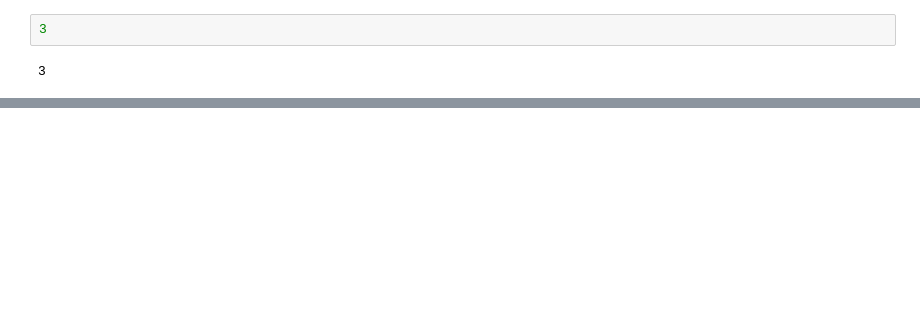
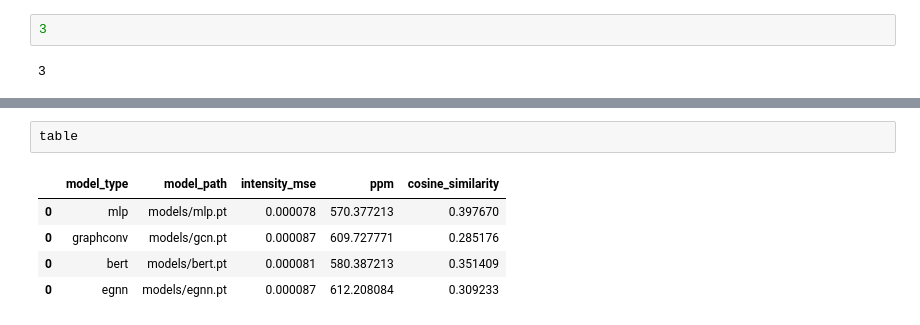
Before and after one commit to dimenwarper/molxspec, a Jupyter notebook: evaluate.ipynb, the cells around one changed output, grey strips where cells are left out. Cells and saved outputs as stored; diff of their text form; blank space fills up the shorter version.

```diff
--- a/evaluate.ipynb
+++ b/evaluate.ipynb
@@ -162,0 +178,8 @@ Caching dataset
+# %%
+table
+# %% [output]
+|  | model_type | model_path | intensity_mse | ppm | cosine_similarity |
+| 0 | mlp | models/mlp.pt | 0.000078 | 570.377213 | 0.397670 |
+| 0 | graphconv | models/gcn.pt | 0.000087 | 609.727771 | 0.285176 |
+| 0 | bert | models/bert.pt | 0.000081 | 580.387213 | 0.351409 |
+| 0 | egnn | models/egnn.pt | 0.000087 | 612.208084 | 0.309233 |
```
Also changed, not shown: parts of 2 cells of this notebook, 1 other file.
